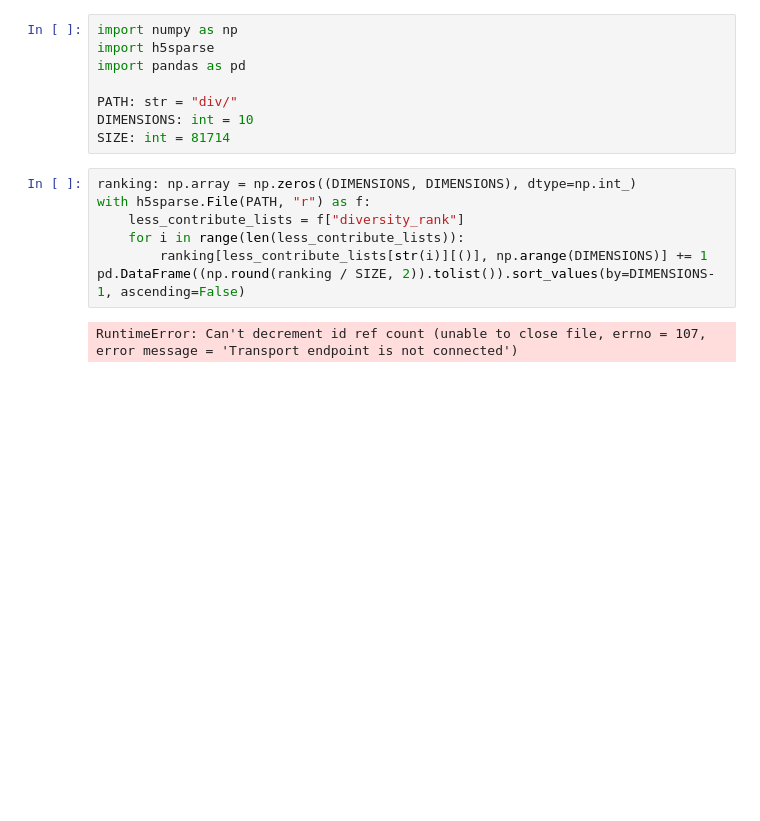
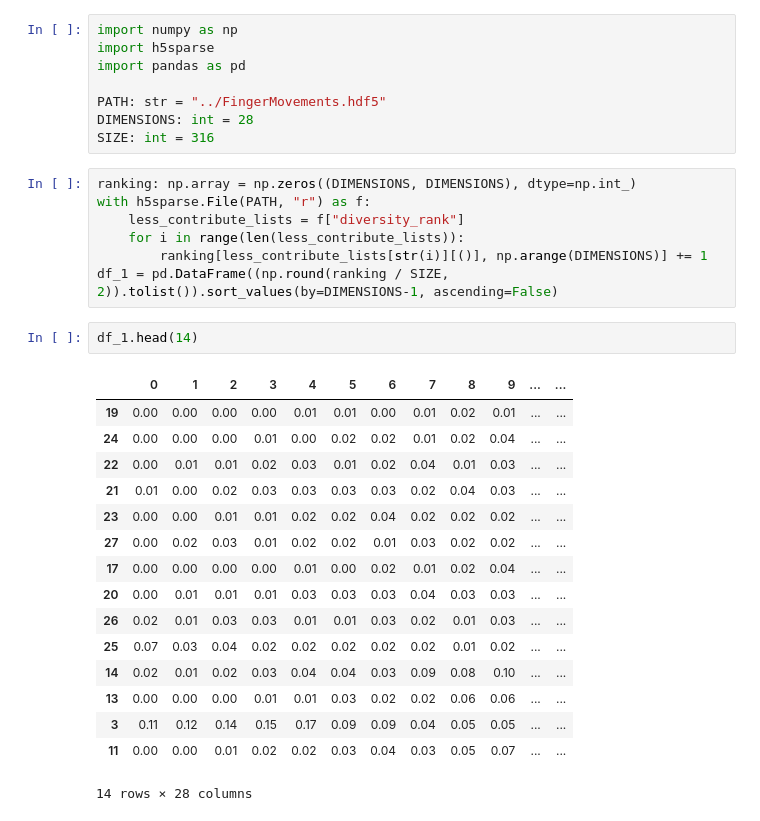
Before and after one commit to lframosferreira/time-series-classification, a Jupyter notebook: src/diversity_analysis.ipynb, the cells around one changed output. Drawn from its saved outputs; the diff is of its cells as text; blank space fills up the shorter version.

```diff
--- a/src/diversity_analysis.ipynb
+++ b/src/diversity_analysis.ipynb
@@ -3,18 +3,35 @@ import numpy as np
 import h5sparse
 import pandas as pd
 
-PATH: str = "div/"
-DIMENSIONS: int = 10
-SIZE: int = 81714
+PATH: str = "../FingerMovements.hdf5"
+DIMENSIONS: int = 28
+SIZE: int = 316
 # %%
 ranking: np.array = np.zeros((DIMENSIONS, DIMENSIONS), dtype=np.int_)
 with h5sparse.File(PATH, "r") as f:
     less_contribute_lists = f["diversity_rank"]
     for i in range(len(less_contribute_lists)):
         ranking[less_contribute_lists[str(i)][()], np.arange(DIMENSIONS)] += 1
-pd.DataFrame((np.round(ranking / SIZE, 2)).tolist()).sort_values(by=DIMENSIONS-1, ascending=False)
+df_1 = pd.DataFrame((np.round(ranking / SIZE, 2)).tolist()).sort_values(by=DIMENSIONS-1, ascending=False)
-# %% [output]
-RuntimeError: Can't decrement id ref count (unable to close file, errno = 107, error message = 'Transport endpoint is not connected')
+# %%
+df_1.head(14)
+# %% [output]
+|  | 0 | 1 | 2 | 3 | 4 | 5 | 6 | 7 | 8 | 9 | ... | ... |
+| 19 | 0.00 | 0.00 | 0.00 | 0.00 | 0.01 | 0.01 | 0.00 | 0.01 | 0.02 | 0.01 | ... | ... |
+| 24 | 0.00 | 0.00 | 0.00 | 0.01 | 0.00 | 0.02 | 0.02 | 0.01 | 0.02 | 0.04 | ... | ... |
+| 22 | 0.00 | 0.01 | 0.01 | 0.02 | 0.03 | 0.01 | 0.02 | 0.04 | 0.01 | 0.03 | ... | ... |
+| 21 | 0.01 | 0.00 | 0.02 | 0.03 | 0.03 | 0.03 | 0.03 | 0.02 | 0.04 | 0.03 | ... | ... |
+| 23 | 0.00 | 0.00 | 0.01 | 0.01 | 0.02 | 0.02 | 0.04 | 0.02 | 0.02 | 0.02 | ... | ... |
+| 27 | 0.00 | 0.02 | 0.03 | 0.01 | 0.02 | 0.02 | 0.01 | 0.03 | 0.02 | 0.02 | ... | ... |
+| 17 | 0.00 | 0.00 | 0.00 | 0.00 | 0.01 | 0.00 | 0.02 | 0.01 | 0.02 | 0.04 | ... | ... |
+| 20 | 0.00 | 0.01 | 0.01 | 0.01 | 0.03 | 0.03 | 0.03 | 0.04 | 0.03 | 0.03 | ... | ... |
+| 26 | 0.02 | 0.01 | 0.03 | 0.03 | 0.01 | 0.01 | 0.03 | 0.02 | 0.01 | 0.03 | ... | ... |
+| 25 | 0.07 | 0.03 | 0.04 | 0.02 | 0.02 | 0.02 | 0.02 | 0.02 | 0.01 | 0.02 | ... | ... |
+| 14 | 0.02 | 0.01 | 0.02 | 0.03 | 0.04 | 0.04 | 0.03 | 0.09 | 0.08 | 0.10 | ... | ... |
+| 13 | 0.00 | 0.00 | 0.00 | 0.01 | 0.01 | 0.03 | 0.02 | 0.02 | 0.06 | 0.06 | ... | ... |
+| 3 | 0.11 | 0.12 | 0.14 | 0.15 | 0.17 | 0.09 | 0.09 | 0.04 | 0.05 | 0.05 | ... | ... |
+| 11 | 0.00 | 0.00 | 0.01 | 0.02 | 0.02 | 0.03 | 0.04 | 0.03 | 0.05 | 0.07 | ... | ... |
+14 rows × 28 columns
 # %%
 df = pd.read_json("../results/results.json")
 df
```
Also changed, not shown: parts of 1 cell of this notebook, 2 other files.
